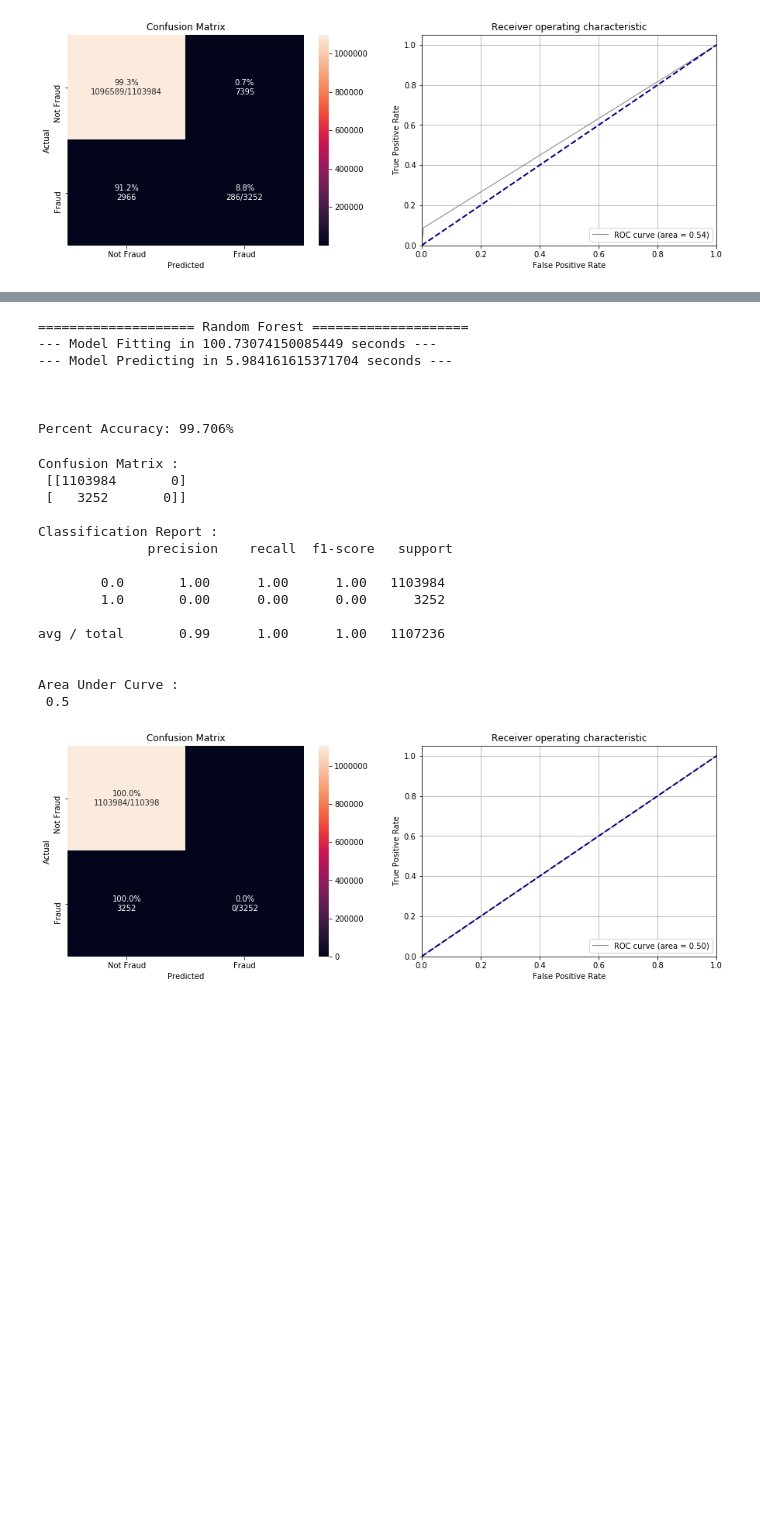
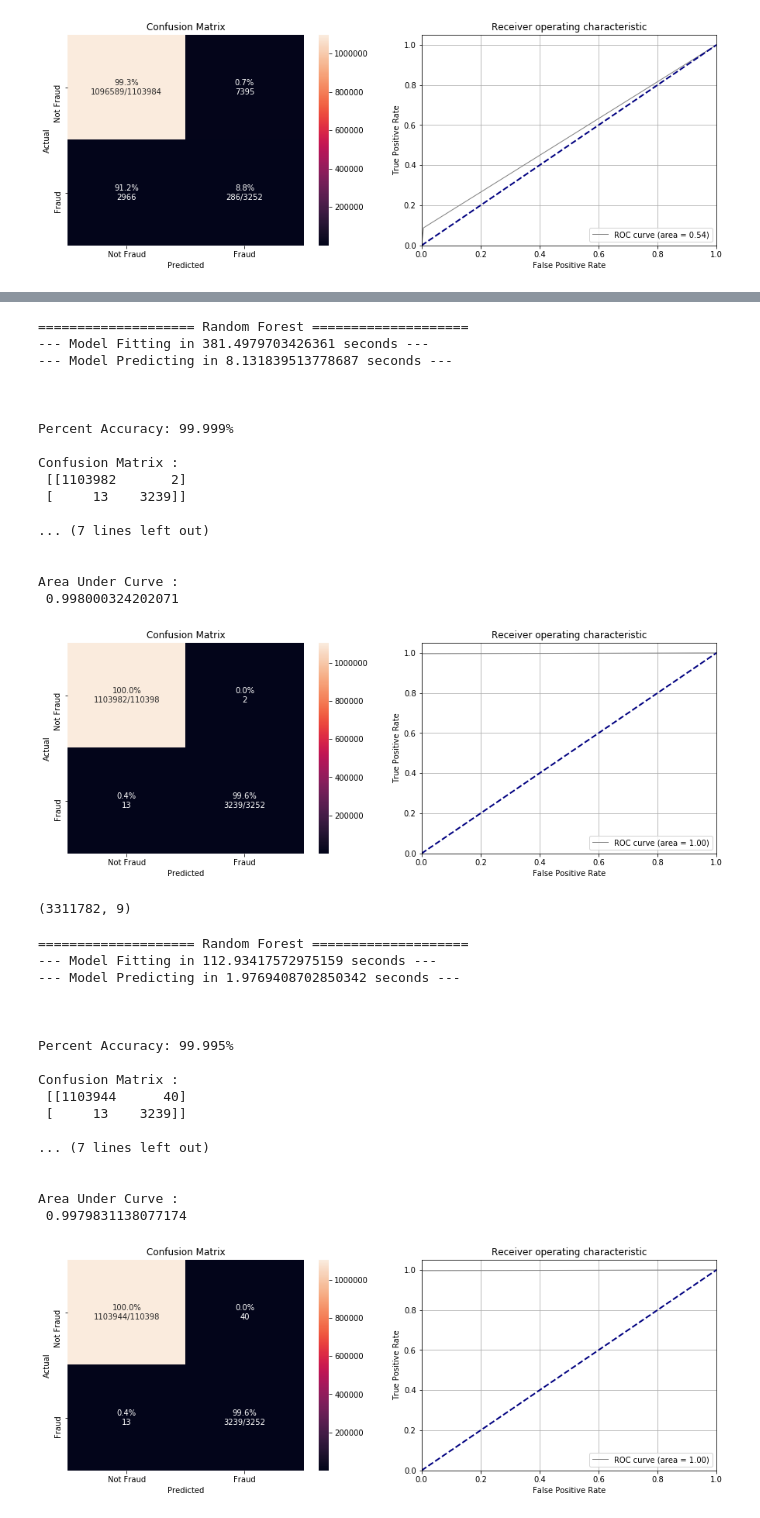
Before and after one commit to SouadOO/ML_Fraud_Transactions, a Jupyter notebook: 4_ModelsBuilding/RandomForest/RF_Training_test.ipynb, the cells around one changed output, grey strips where cells are left out. Cells and saved outputs as stored; diff of their text form; code cells hidden in the pictures; blank space fills up the shorter version.

```diff
--- a/4_ModelsBuilding/RandomForest/Unbalanced_data/Training_test.ipynb
+++ b/4_ModelsBuilding/RandomForest/RF_Training_test.ipynb
@@ -228,32 +228,60 @@ Area Under Curve :
 #################################    after tuning   #############################
 
 RF_model = RandomForestClassifier(n_estimators=64,
-                                  max_depth=8,
-                                  min_samples_split=0.1,
-                                  min_samples_leaf=0.1,
                                   max_features=2)
 runModel('Random Forest', RF_model, X_train, Y_train, X_test, Y_test)
 # %% [output]
 ==================== Random Forest ====================
---- Model Fitting in 100.73074150085449 seconds ---
---- Model Predicting in 5.984161615371704 seconds ---
+--- Model Fitting in 381.4979703426361 seconds ---
+--- Model Predicting in 8.131839513778687 seconds ---
 
 
 
-Percent Accuracy: 99.706%
+Percent Accuracy: 99.999%
+
+Confusion Matrix :
+ [[1103982       2]
+ [     13    3239]]
+
+... (7 lines left out)
+
+
+Area Under Curve :
+ 0.998000324202071
-Confusion Matrix :
- [[1103984       0]
- [   3252       0]]
-
-Classification Report :
-              precision    recall  f1-score   support
-
-        0.0       1.00      1.00      1.00   1103984
-        1.0       0.00      0.00      0.00      3252
-
-avg / total       0.99      1.00      1.00   1107236
-
-
-Area Under Curve :
- 0.5
-[figure, old version]
+[figure, new version]
+# %%
+######################################   LOAD unbalanced DATA SMOTE:   ################################
+
+X_train_sm = np.genfromtxt('../../data/x_sm_train.csv', delimiter=',')
+X_test = np.genfromtxt('../../data/x_test.csv', delimiter=',')
+
+Y_train_sm=np.genfromtxt('../../data/y_sm_train.csv', delimiter=',')
+Y_test=np.genfromtxt('../../data/y_test.csv', delimiter=',')
+X_train_sm.shape
+# %% [output]
+(3311782, 9)
+# %%
+################################ Train and Test Models #############################
+#################################    before tuning    #############################
+
+RF_model = RandomForestClassifier()
+runModel('Random Forest', RF_model, X_train_sm, Y_train_sm, X_test, Y_test)
+# %% [output]
+==================== Random Forest ====================
+--- Model Fitting in 112.93417572975159 seconds ---
+--- Model Predicting in 1.9769408702850342 seconds ---
+
+
+
+Percent Accuracy: 99.995%
+
+Confusion Matrix :
+ [[1103944      40]
+ [     13    3239]]
+
+... (7 lines left out)
+
+
+Area Under Curve :
+ 0.9979831138077174
+[figure, added]
```
Also changed, not shown: parts of 4 cells of this notebook, 12 other files.
